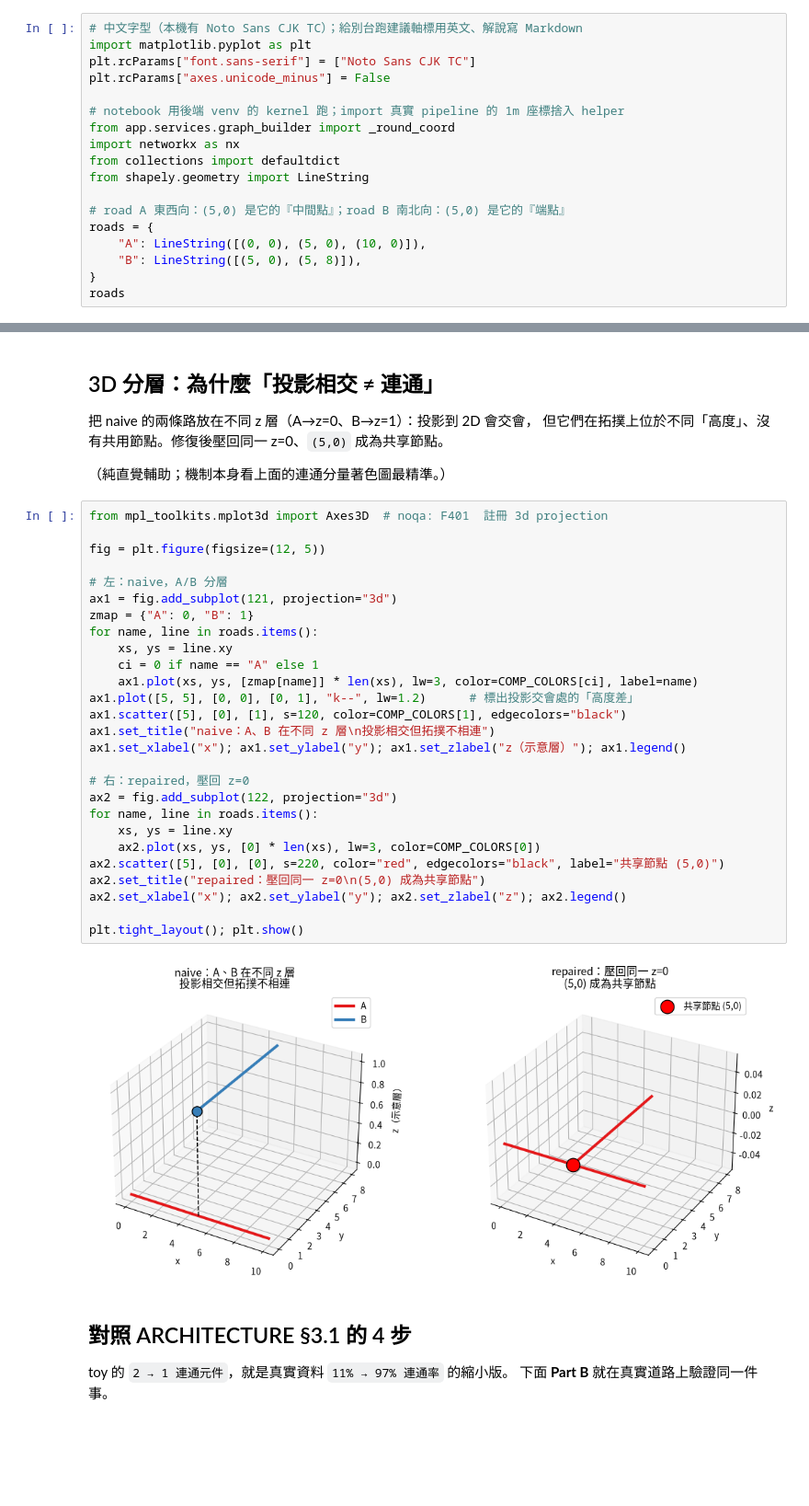
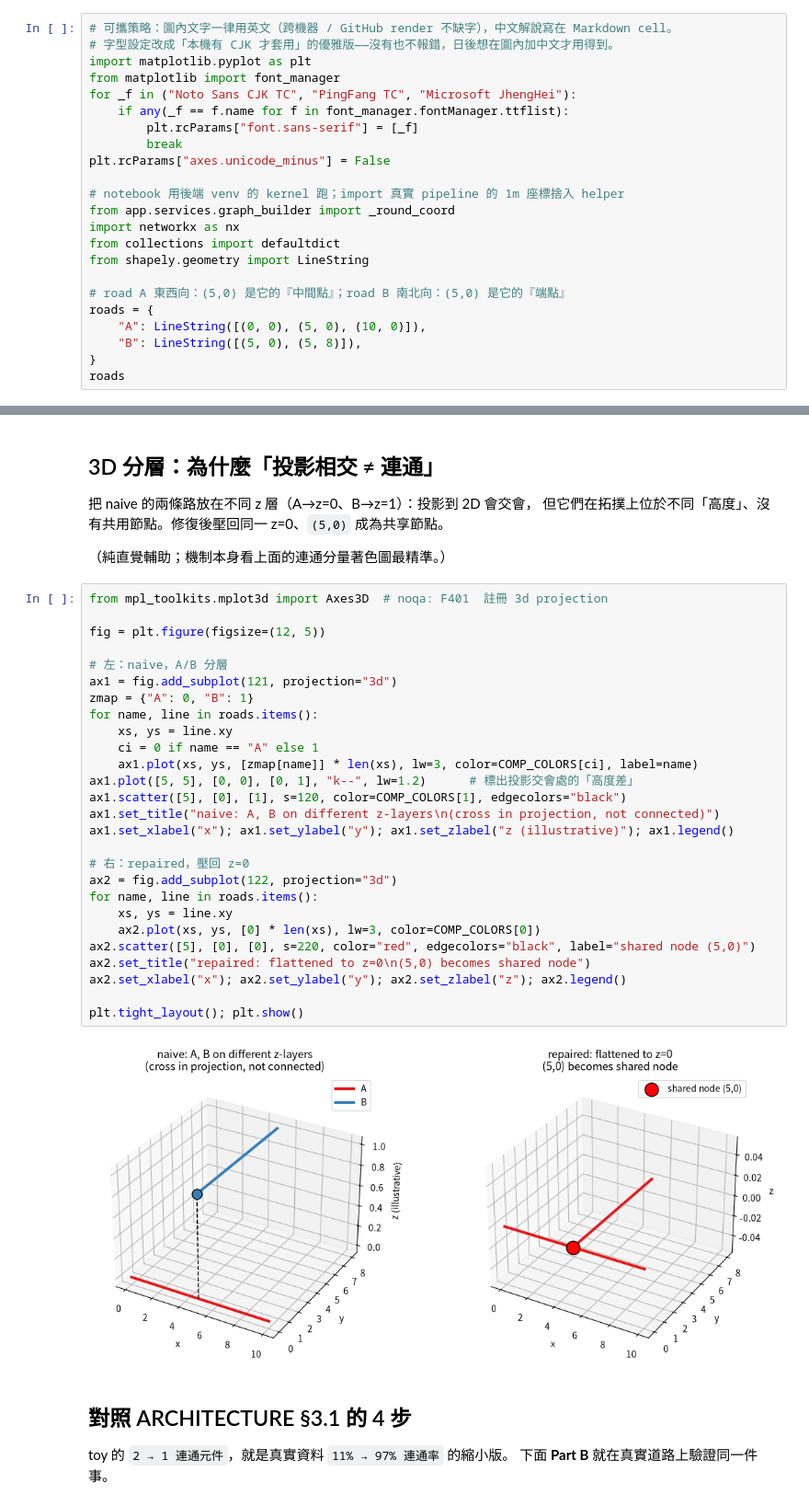
Before and after one commit to su0853/bike-risk-route-app, a Jupyter notebook: notebooks/topology_repair_demo.ipynb, the cells around one changed output, grey strips where cells are left out. Shown at 92% size. Cells and saved outputs as stored; diff of their text form; blank space fills up the shorter version.

```diff
--- a/notebooks/topology_repair_demo.ipynb
+++ b/notebooks/topology_repair_demo.ipynb
@@ -11,9 +11,14 @@
 
 對應 `ARCHITECTURE.md §3.1`。L1 toy，不依賴 backend/data。
 # %%
-# 中文字型（本機有 Noto Sans CJK TC）；給別台跑建議軸標用英文、解說寫 Markdown
+# 可攜策略：圖內文字一律用英文（跨機器 / GitHub render 不缺字），中文解說寫在 Markdown cell。
+# 字型設定改成「本機有 CJK 才套用」的優雅版——沒有也不報錯，日後想在圖內加中文才用得到。
 import matplotlib.pyplot as plt
-plt.rcParams["font.sans-serif"] = ["Noto Sans CJK TC"]
+from matplotlib import font_manager
+for _f in ("Noto Sans CJK TC", "PingFang TC", "Microsoft JhengHei"):
+    if any(_f == f.name for f in font_manager.fontManager.ttflist):
+        plt.rcParams["font.sans-serif"] = [_f]
+        break
 plt.rcParams["axes.unicode_minus"] = False
 
 # notebook 用後端 venv 的 kernel 跑；import 真實 pipeline 的 1m 座標捨入 helper
@@ -131,32 +136,32 @@ repaired 連通元件數: 1
 # %%
 from mpl_toolkits.mplot3d import Axes3D  # noqa: F401  註冊 3d projection
 
 fig = plt.figure(figsize=(12, 5))
 
 # 左：naive，A/B 分層
 ax1 = fig.add_subplot(121, projection="3d")
 zmap = {"A": 0, "B": 1}
 for name, line in roads.items():
     xs, ys = line.xy
     ci = 0 if name == "A" else 1
     ax1.plot(xs, ys, [zmap[name]] * len(xs), lw=3, color=COMP_COLORS[ci], label=name)
 ax1.plot([5, 5], [0, 0], [0, 1], "k--", lw=1.2)      # 標出投影交會處的「高度差」
 ax1.scatter([5], [0], [1], s=120, color=COMP_COLORS[1], edgecolors="black")
-ax1.set_title("naive：A、B 在不同 z 層\n投影相交但拓撲不相連")
-ax1.set_xlabel("x"); ax1.set_ylabel("y"); ax1.set_zlabel("z（示意層）"); ax1.legend()
+ax1.set_title("naive: A, B on different z-layers\n(cross in projection, not connected)")
+ax1.set_xlabel("x"); ax1.set_ylabel("y"); ax1.set_zlabel("z (illustrative)"); ax1.legend()
 
 # 右：repaired，壓回 z=0
 ax2 = fig.add_subplot(122, projection="3d")
 for name, line in roads.items():
     xs, ys = line.xy
     ax2.plot(xs, ys, [0] * len(xs), lw=3, color=COMP_COLORS[0])
-ax2.scatter([5], [0], [0], s=220, color="red", edgecolors="black", label="共享節點 (5,0)")
-ax2.set_title("repaired：壓回同一 z=0\n(5,0) 成為共享節點")
+ax2.scatter([5], [0], [0], s=220, color="red", edgecolors="black", label="shared node (5,0)")
+ax2.set_title("repaired: flattened to z=0\n(5,0) becomes shared node")
 ax2.set_xlabel("x"); ax2.set_ylabel("y"); ax2.set_zlabel("z"); ax2.legend()
 
 plt.tight_layout(); plt.show()
 # %% [output]
-[figure, old version]
+[figure, new version]
 # %% [markdown]
 ## 對照 ARCHITECTURE §3.1 的 4 步
 
```
Also changed, not shown: parts of 4 cells of this notebook, 1 other file.
